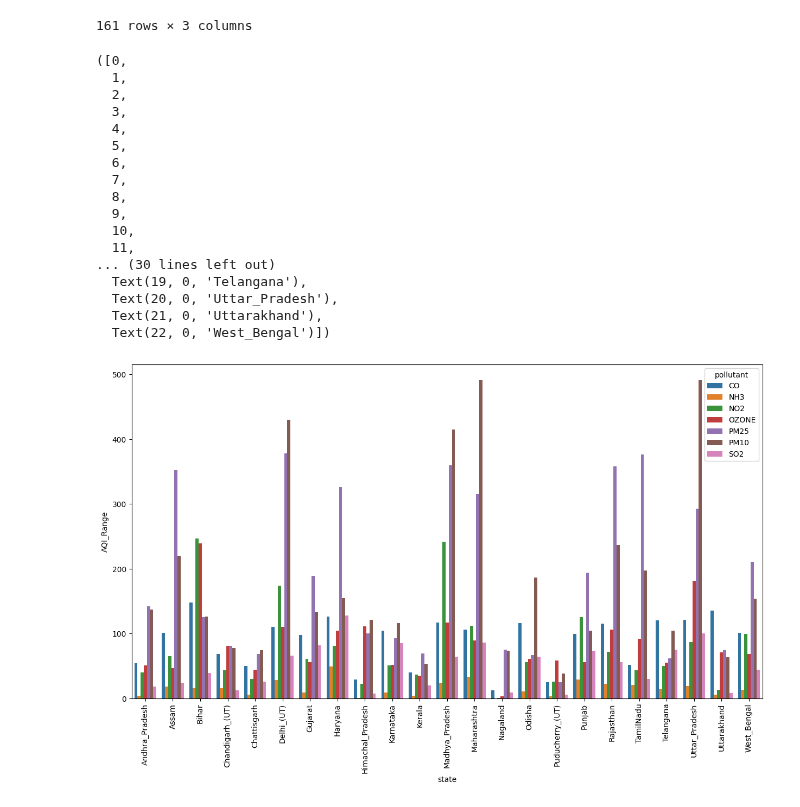
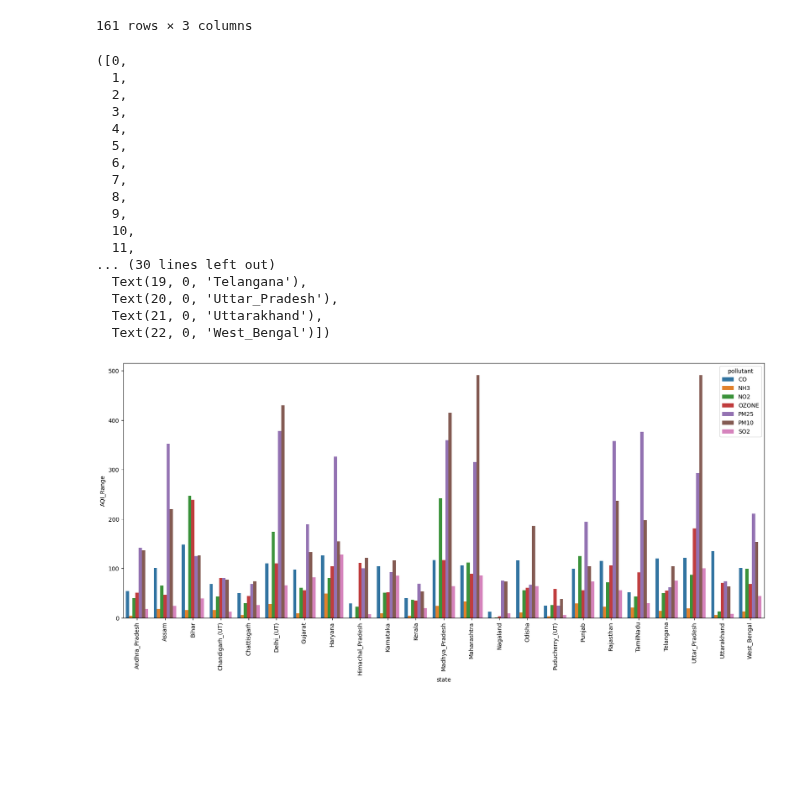
Before and after one commit to latheeshpoondla/Project, a Jupyter notebook: DSProject.ipynb, the cells around one changed output. Saved outputs shown, nothing was run; the diff lists cells and outputs as text; code cells hidden in the pictures; blank space fills up the shorter version.

```diff
--- a/DSProject.ipynb
+++ b/DSProject.ipynb
@@ -903,25 +903,25 @@ display(df_range)
 | 160 | West_Bengal | SO2 | 44.0 |
 161 rows × 3 columns
 # %%
-plt.figure(figsize=(15, 8))
+plt.figure(figsize=(20, 8))
 sns.barplot(data=df_range, x='state', y='AQI_Range', hue='pollutant')
 plt.xticks(rotation=90)
 # %% [output]
 ([0,
   1,
   2,
   3,
   4,
   5,
   6,
   7,
   8,
   9,
   10,
   11,
 ... (30 lines left out)
   Text(19, 0, 'Telangana'),
   Text(20, 0, 'Uttar_Pradesh'),
   Text(21, 0, 'Uttarakhand'),
   Text(22, 0, 'West_Bengal')])
-[figure, old version]
+[figure, new version]
```
